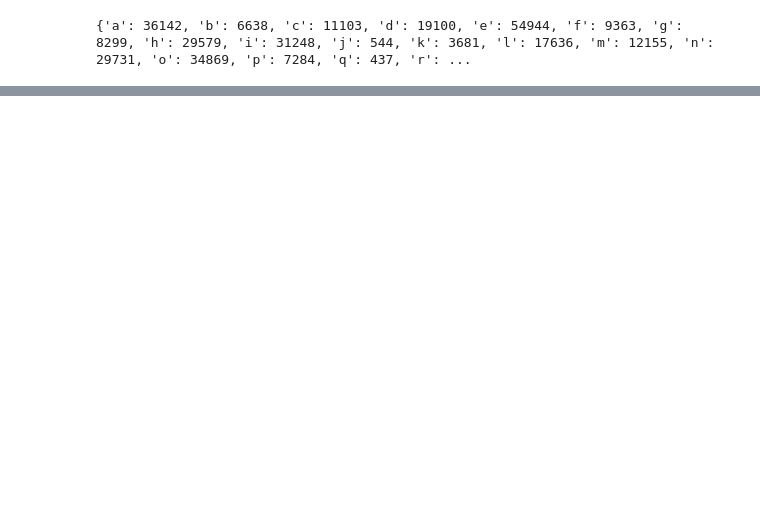
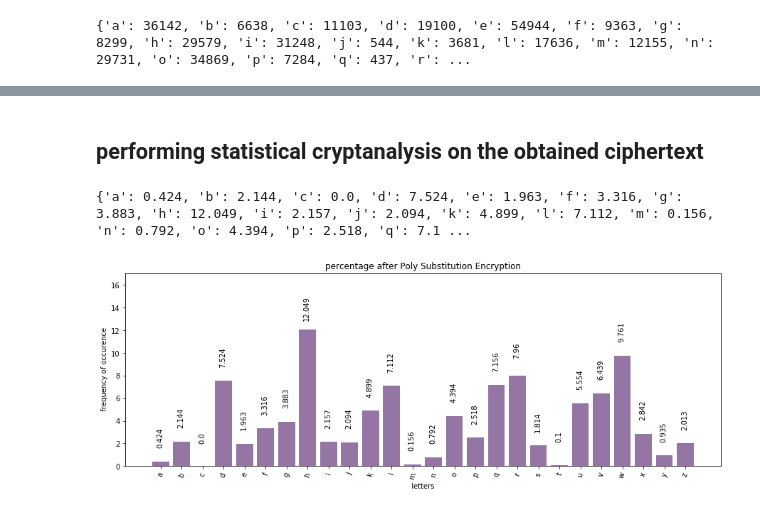
Before and after one commit to Omaar1/Sec-Assignment, a Jupyter notebook: Sec Assignment.ipynb, the cells around one changed output, grey strips where cells are left out. Saved outputs shown, nothing was run; the diff lists cells and outputs as text; code cells hidden in the pictures; blank space fills up the shorter version.

```diff
--- a/Sec Assignment.ipynb
+++ b/Sec Assignment.ipynb
@@ -121,0 +151,18 @@ plotDict(cipherDict)
+# %%
+for l in range(len(text)):
+    if ord(text[l]) not in range(97, 122):
+        cipher.append(  text[l]  )
+        continue
+
+    ascii_val  = ord(text[l]) + key[k]
+
+    if ascii_val < 97 :
+        ascii_val += 26
+    elif ascii_val > 122:
+        ascii_val -= 26
+
+    new_char = chr(ascii_val)
+    cipher.append(  new_char  )
+
+
+cipher_str = ''.join(str(e) for e in cipher)
@@ -121,0 +174,20 @@ plotDict(cipherDict)
+# %% [markdown]
+## performing statistical cryptanalysis on the obtained ciphertext
+# %%
+# lets now try to read our encrypted file and check the freq of occurnce of letterss within it
+with open("poly_cipher.txt") as f:
+    text = f.read().lower()
+    letter_only  = re.sub("[^a-z]","",text)    #remove any other chars !!
+
+polycipherDict = {}
+
+for l in letters:
+    val = format( (text.count(l)/len(letter_only)*100)   , '.3f' )
+    polycipherDict.update({l : float(val)})
+print(polycipherDict)
+# %% [output]
+{'a': 0.424, 'b': 2.144, 'c': 0.0, 'd': 7.524, 'e': 1.963, 'f': 3.316, 'g': 3.883, 'h': 12.049, 'i': 2.157, 'j': 2.094, 'k': 4.899, 'l': 7.112, 'm': 0.156, 'n': 0.792, 'o': 4.394, 'p': 2.518, 'q': 7.1 ...
+# %%
+plotDict(polycipherDict , "percentage after Poly Substitution Encryption")
+# %% [output]
+[figure, added]
```
Also changed, not shown: parts of 15 cells of this notebook, 1 other file.
